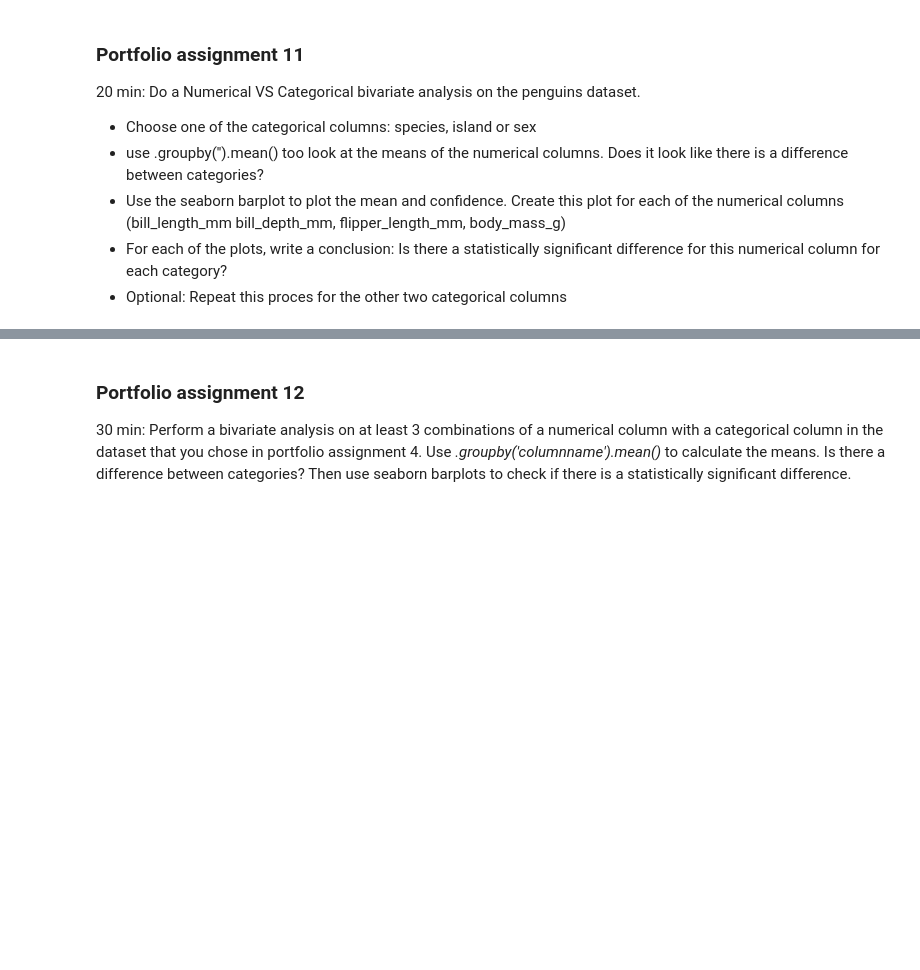
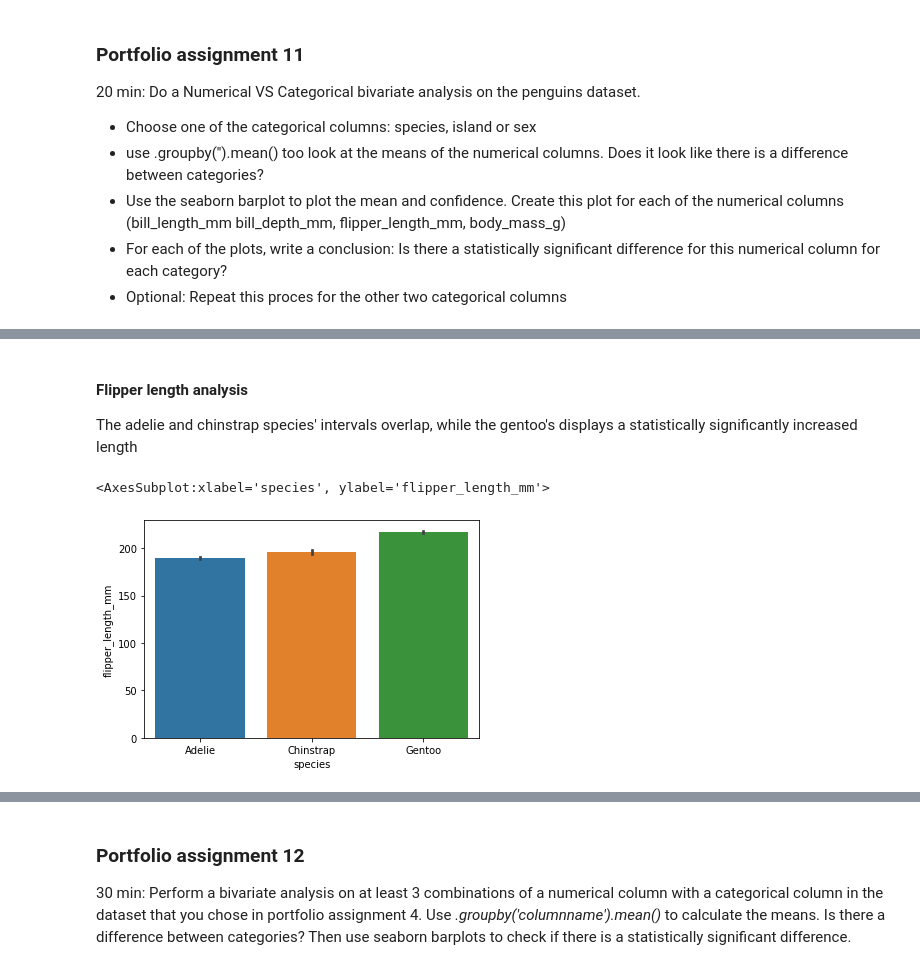
Before and after one commit to FSGabrsek/AE-I_Intro-Data-Science, a Jupyter notebook: asgmt-9-14/Bivariate analysis.ipynb, the cells around one changed output, grey strips where cells are left out. Saved outputs shown, nothing was run; the diff lists cells and outputs as text; code cells hidden in the pictures; blank space fills up the shorter version.

```diff
--- a/asgmt-9-14/Bivariate analysis.ipynb
+++ b/asgmt-9-14/Bivariate analysis.ipynb
@@ -185,0 +368,9 @@ penguins.head()
+# %% [markdown]
+#### Flipper length analysis
+
+The adelie and chinstrap species' intervals overlap, while the gentoo's displays a statistically significantly increased length
+# %%
+sns.barplot(x='species', y='flipper_length_mm', data=penguins)
+# %% [output]
+<AxesSubplot:xlabel='species', ylabel='flipper_length_mm'>
+[figure, added]
```
Also changed, not shown: parts of 52 cells of this notebook.
